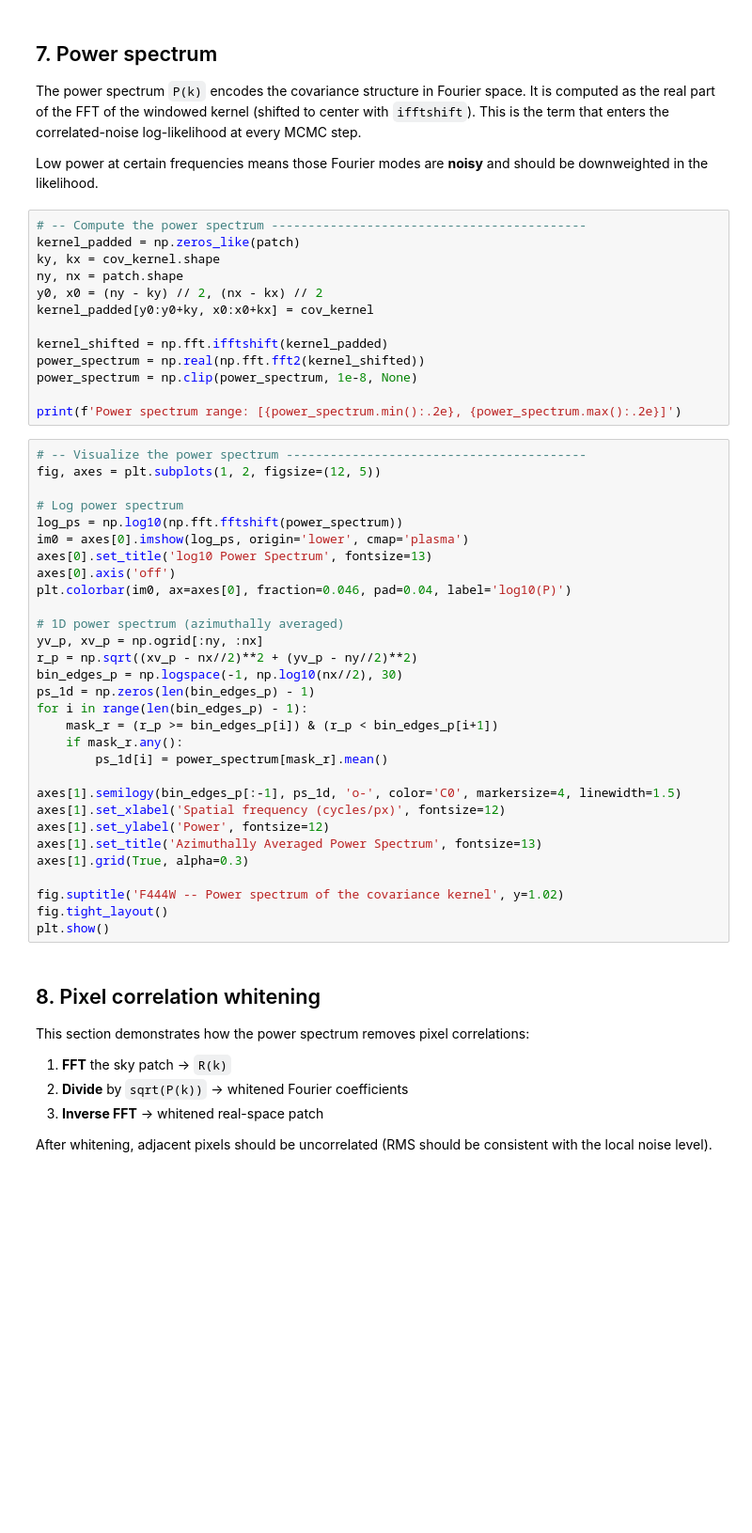
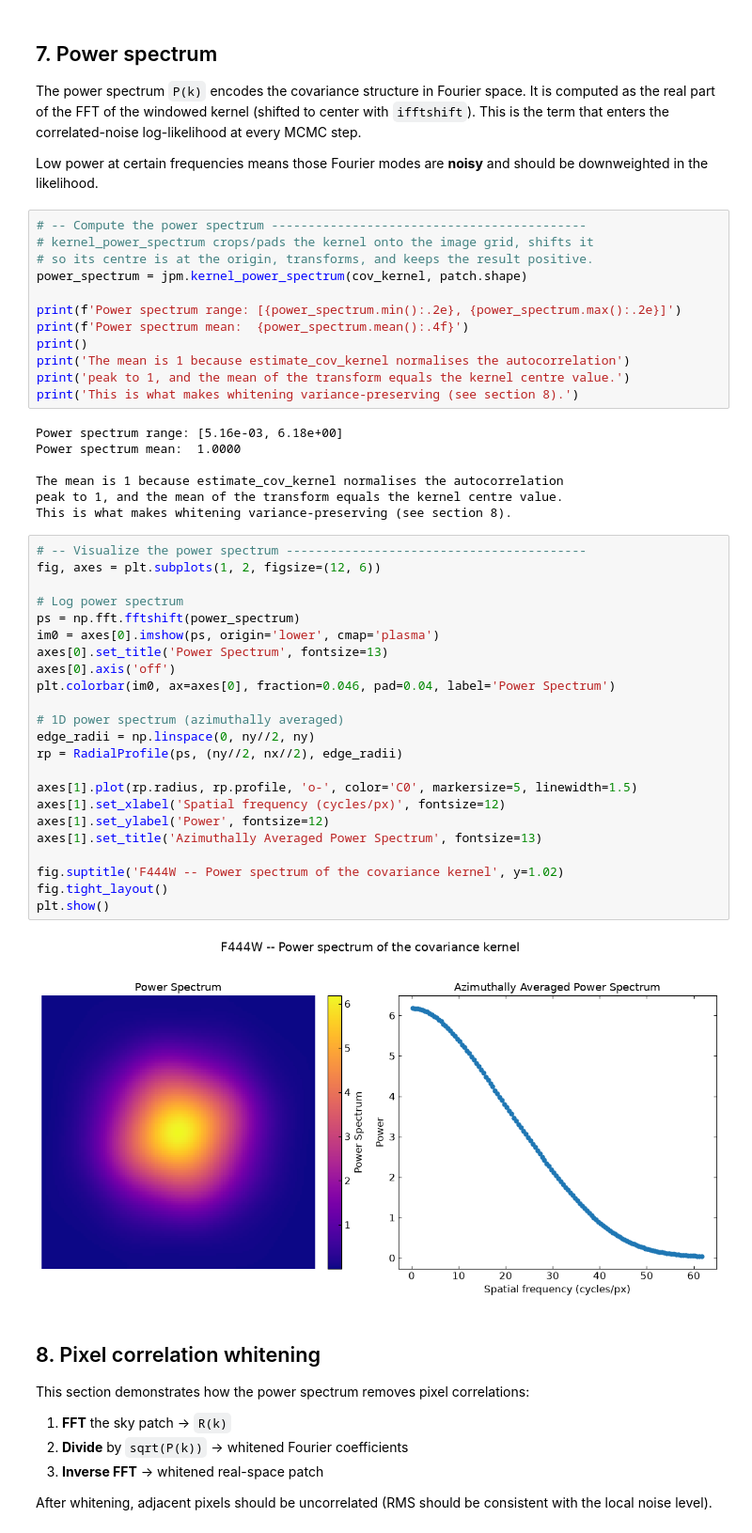
Before and after one commit to mingyangzhuang/jwst_psfmc, a Jupyter notebook: examples/demo_covariance_kernel.ipynb, the cells around one changed output. Shown at 94% size. Cells and saved outputs as stored; diff of their text form; blank space fills up the shorter version.

```diff
--- a/examples/demo_covariance_kernel.ipynb
+++ b/examples/demo_covariance_kernel.ipynb
@@ -255,47 +277,48 @@ Low power at certain frequencies means those Fourier modes are **noisy** and
 should be downweighted in the likelihood.
 # %%
 # -- Compute the power spectrum -------------------------------------------
-kernel_padded = np.zeros_like(patch)
-ky, kx = cov_kernel.shape
-ny, nx = patch.shape
-y0, x0 = (ny - ky) // 2, (nx - kx) // 2
-kernel_padded[y0:y0+ky, x0:x0+kx] = cov_kernel
-
-kernel_shifted = np.fft.ifftshift(kernel_padded)
-power_spectrum = np.real(np.fft.fft2(kernel_shifted))
-power_spectrum = np.clip(power_spectrum, 1e-8, None)
+# kernel_power_spectrum crops/pads the kernel onto the image grid, shifts it
+# so its centre is at the origin, transforms, and keeps the result positive.
+power_spectrum = jpm.kernel_power_spectrum(cov_kernel, patch.shape)
 
 print(f'Power spectrum range: [{power_spectrum.min():.2e}, {power_spectrum.max():.2e}]')
+print(f'Power spectrum mean:  {power_spectrum.mean():.4f}')
+print()
+print('The mean is 1 because estimate_cov_kernel normalises the autocorrelation')
+print('peak to 1, and the mean of the transform equals the kernel centre value.')
+print('This is what makes whitening variance-preserving (see section 8).')
+# %% [output]
+Power spectrum range: [5.16e-03, 6.18e+00]
+Power spectrum mean:  1.0000
+
+The mean is 1 because estimate_cov_kernel normalises the autocorrelation
+peak to 1, and the mean of the transform equals the kernel centre value.
+This is what makes whitening variance-preserving (see section 8).
 # %%
 # -- Visualize the power spectrum -----------------------------------------
-fig, axes = plt.subplots(1, 2, figsize=(12, 5))
+fig, axes = plt.subplots(1, 2, figsize=(12, 6))
 
 # Log power spectrum
-log_ps = np.log10(np.fft.fftshift(power_spectrum))
-im0 = axes[0].imshow(log_ps, origin='lower', cmap='plasma')
-axes[0].set_title('log10 Power Spectrum', fontsize=13)
+ps = np.fft.fftshift(power_spectrum)
+im0 = axes[0].imshow(ps, origin='lower', cmap='plasma')
+axes[0].set_title('Power Spectrum', fontsize=13)
 axes[0].axis('off')
-plt.colorbar(im0, ax=axes[0], fraction=0.046, pad=0.04, label='log10(P)')
+plt.colorbar(im0, ax=axes[0], fraction=0.046, pad=0.04, label='Power Spectrum')
 
 # 1D power spectrum (azimuthally averaged)
-yv_p, xv_p = np.ogrid[:ny, :nx]
-r_p = np.sqrt((xv_p - nx//2)**2 + (yv_p - ny//2)**2)
-bin_edges_p = np.logspace(-1, np.log10(nx//2), 30)
-ps_1d = np.zeros(len(bin_edges_p) - 1)
-for i in range(len(bin_edges_p) - 1):
-    mask_r = (r_p >= bin_edges_p[i]) & (r_p < bin_edges_p[i+1])
-    if mask_r.any():
-        ps_1d[i] = power_spectrum[mask_r].mean()
+edge_radii = np.linspace(0, ny//2, ny)
+rp = RadialProfile(ps, (ny//2, nx//2), edge_radii)
 
-axes[1].semilogy(bin_edges_p[:-1], ps_1d, 'o-', color='C0', markersize=4, linewidth=1.5)
+axes[1].plot(rp.radius, rp.profile, 'o-', color='C0', markersize=5, linewidth=1.5)
 axes[1].set_xlabel('Spatial frequency (cycles/px)', fontsize=12)
 axes[1].set_ylabel('Power', fontsize=12)
 axes[1].set_title('Azimuthally Averaged Power Spectrum', fontsize=13)
-axes[1].grid(True, alpha=0.3)
 
 fig.suptitle('F444W -- Power spectrum of the covariance kernel', y=1.02)
 fig.tight_layout()
 plt.show()
+# %% [output]
+[figure, added]
 # %% [markdown]
 ## 8. Pixel correlation whitening
 
```
Also changed, not shown: parts of 13 cells of this notebook, 14 other files.
